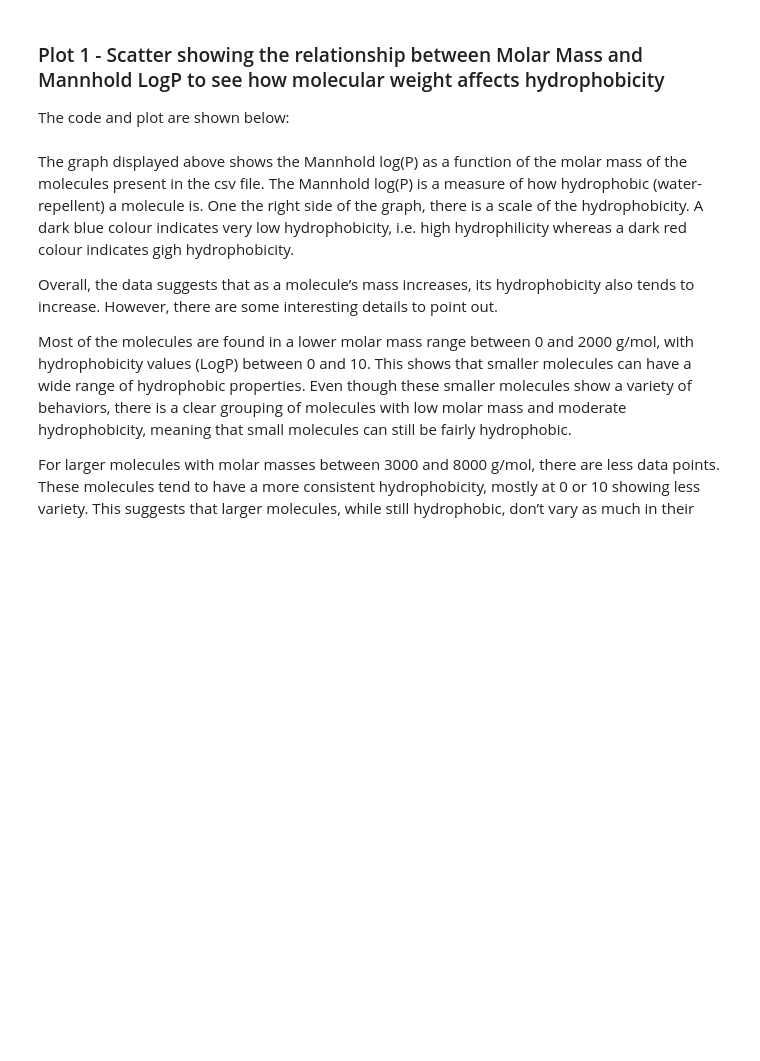
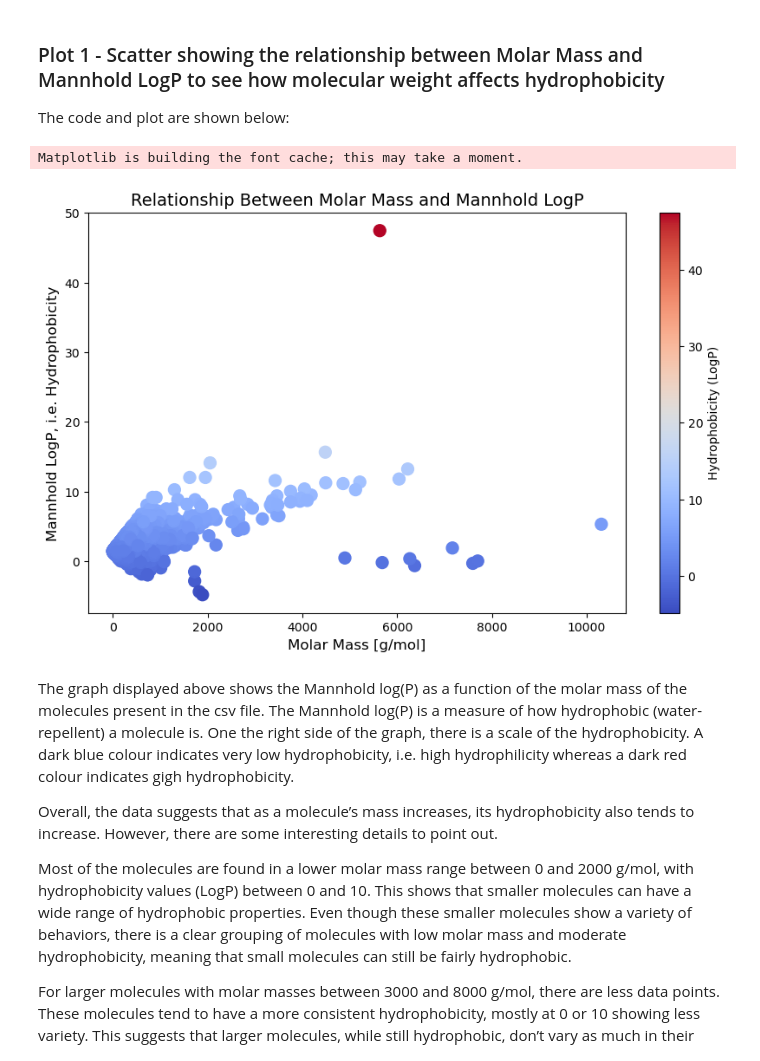
Before and after one commit to fracaludo/Group04, a Jupyter notebook: computationnalcarpentryGroup04.ipynb, the cells around one changed output. Saved outputs shown, nothing was run; the diff lists cells and outputs as text; code cells hidden in the pictures; blank space fills up the shorter version.

```diff
--- a/computationnalcarpentryGroup04.ipynb
+++ b/computationnalcarpentryGroup04.ipynb
@@ -278,25 +278,28 @@ The code and plot are shown below:
 # %%
 import pandas as pd
 import matplotlib.pyplot as plt
 import numpy as np
 
-data = pd.read_csv(r'C:\Users\emmak\github\4-Molecules.csv')
+data = pd.read_csv(r'/Users/ludovica/Documents/Bachelor/BA5/Modeling Lab/4-Molecules.csv')
 
 data['Molar Mass'] = pd.to_numeric(data['Molar Mass'], errors='coerce')
 data['Mannhold LogP'] = pd.to_numeric(data['Mannhold LogP'], errors='coerce')
 
 data = data.dropna(subset=['Molar Mass', 'Mannhold LogP'])
 
 plt.figure(figsize=(10, 6))
 
 scatter = plt.scatter(data['Molar Mass'], data['Mannhold LogP'], c=data['Mannhold LogP'], cmap='coolwarm', s=100)
 
 plt.title('Relationship Between Molar Mass and Mannhold LogP', fontsize=14)
 plt.xlabel('Molar Mass [g/mol]', fontsize=12)
 plt.ylabel('Mannhold LogP, i.e. Hydrophobicity', fontsize=12)
 
 plt.colorbar(scatter, label='Hydrophobicity (LogP)')
 plt.show()
+# %% [output]
+Matplotlib is building the font cache; this may take a moment.
+[figure, added]
 # %% [markdown]
 The graph displayed above shows the Mannhold log(P) as a function of the molar mass of the molecules present in the csv file. The Mannhold log(P) is a measure of how hydrophobic (water-repellent) a molecule is. One the right side of the graph, there is a scale of the hydrophobicity. A dark blue colour indicates very low hydrophobicity, i.e. high hydrophilicity whereas a dark red colour indicates gigh hydrophobicity.
 
```
Also changed, not shown: parts of 1 cell of this notebook.
